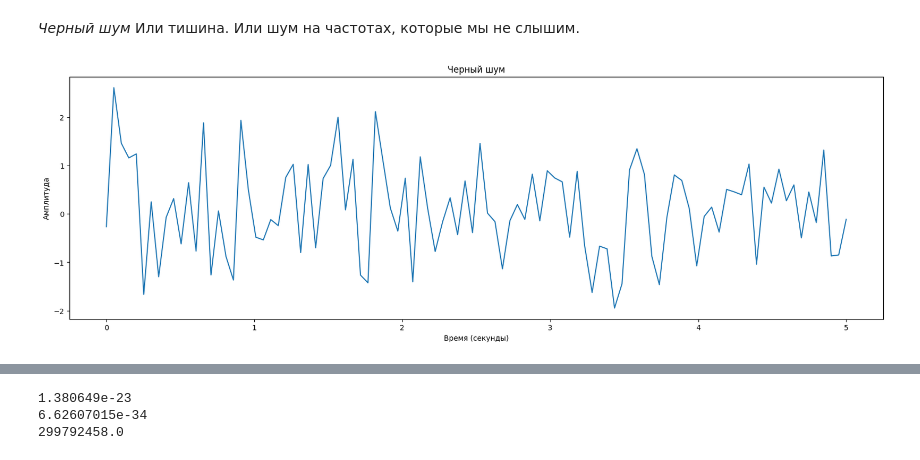
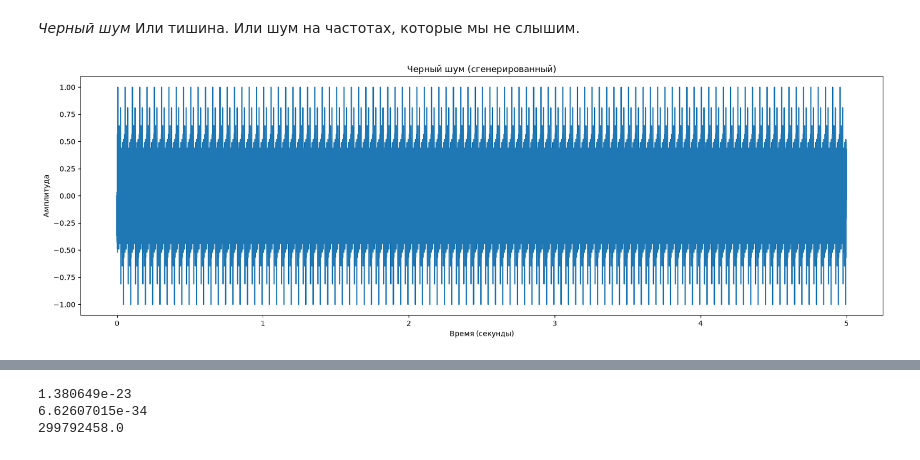
Before and after one commit to Dream-Prodigy/My-project, a Jupyter notebook: practice_1_2/practice1_noise.ipynb, the cells around one changed output, grey strips where cells are left out. Saved outputs shown, nothing was run; the diff lists cells and outputs as text; code cells hidden in the pictures.

```diff
--- a/practice_1_2/practice1_noise.ipynb
+++ b/practice_1_2/practice1_noise.ipynb
@@ -326,37 +216,36 @@ sd.wait()
 *Черный шум*
 Или тишина. Или шум на частотах, которые мы не слышим.
 # %%
-# количество элементов в записи сигнала
+# Количество элементов в записи сигнала
 num_samples = int(duration * sample_rate)
-freq1 = 20000
-freq2 = 25000
+# Частоты в пределах частоты Найквиста (sample_rate / 2 = 2050 Гц)
+freq1 = 20
+freq2 = 2000
 
 # Частоты, на которых будем генерировать
-num_frequencies = 100  # Количество случайных частот
-frequencies = np.linspace(freq1, freq2, num_frequencies) # лист с частотами
+num_frequencies = 100
+frequencies = np.linspace(freq1, freq2, num_frequencies)
 
-black_noise = np.zeros(num_samples)   # подготовили лист для записи сигнала
-time_axis = np.arange(num_samples) / sample_rate   # задали временную ось
-
-amplitudes = np.random.normal(0, 1, num_frequencies)  # опять сгенерировали белый гауссовский шум
-
+# Подготовили лист для записи сигнала
 black_noise = np.zeros(num_samples)
 time_axis = np.arange(num_samples) / sample_rate
 
+# Амплитуды (случайные)
+amplitudes = np.random.normal(0, 1, num_frequencies)
+
+# Формируем сигнал
 for i in range(num_frequencies):
-        # надо описать, откуда вы взяли эту формулу
-        black_noise += amplitudes[i] * np.sin(2 * np.pi * frequencies[i] * time_axis)
+    black_noise += amplitudes[i] * np.sin(2 * np.pi * frequencies[i] * time_axis)
 
-#black_noise /= np.max(np.abs(black_noise))  # Нормализация амплитуды к [-1, 1]
+# НОРМАЛИЗАЦИЯ (чтобы амплитуда была в пределах [-1, 1])
+black_noise /= np.max(np.abs(black_noise))
 
-
-# Визуализация
-time_axis = np.linspace(0, duration, len(amplitudes))
+# Визуализация (ВАЖНО: рисуем black_noise, а не amplitudes!)
 plt.figure(figsize=(20, 6))
-plt.plot(time_axis, amplitudes)
-plt.title('Черный шум')
+plt.plot(time_axis, black_noise)
+plt.title('Черный шум (сгенерированный)')
 plt.xlabel('Время (секунды)')
 plt.ylabel('Амплитуда')
 plt.show()
 # %% [output]
-[figure, old version]
+[figure, new version]
```
Also changed, not shown: parts of 20 cells of this notebook.
